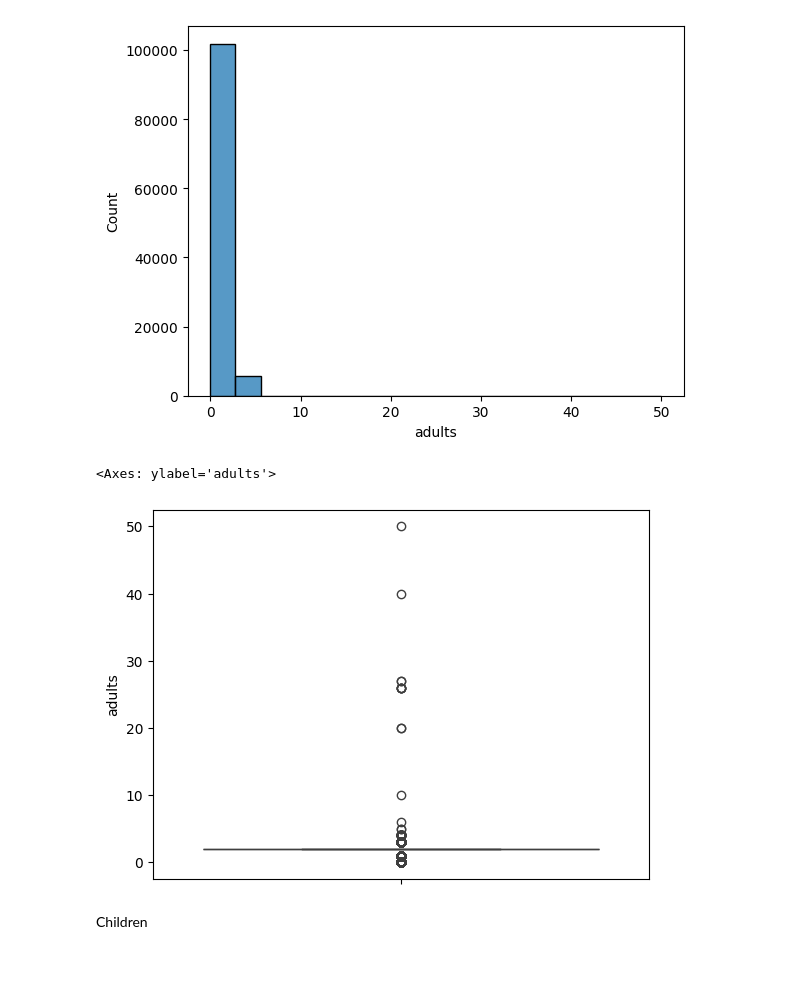
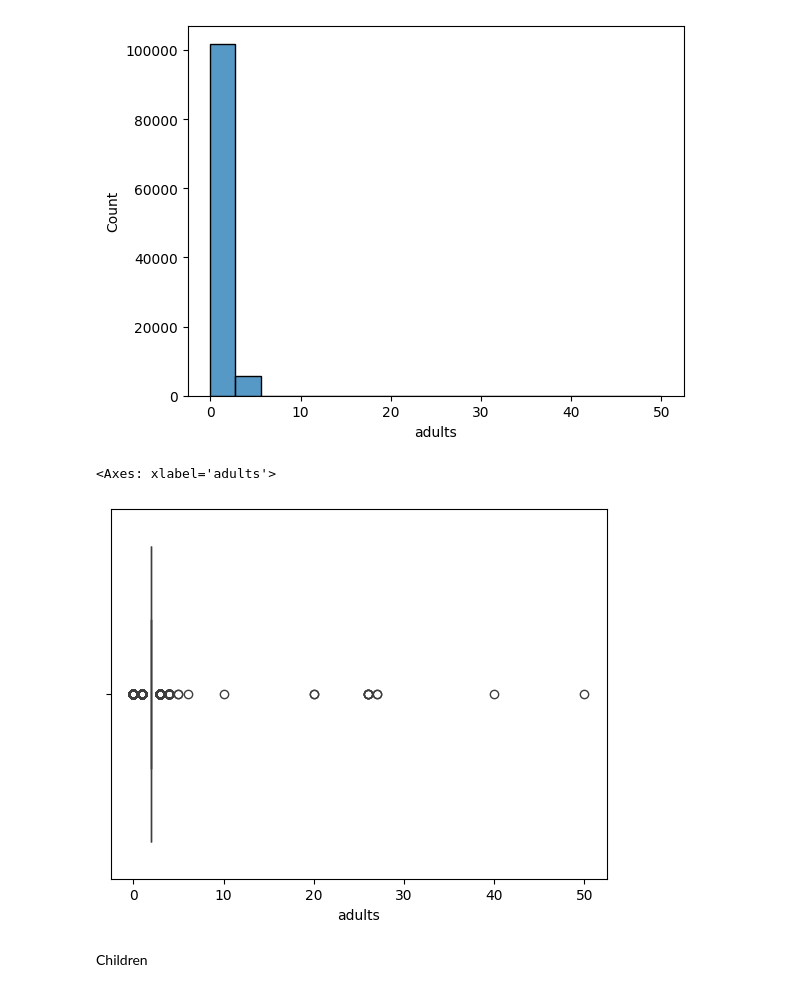
Before and after one commit to Kekkles1/BI-Colab, a Jupyter notebook: BI Assignment.ipynb, the cells around one changed output. Saved outputs shown, nothing was run; the diff lists cells and outputs as text; code cells hidden in the pictures; blank space fills up the shorter version.

```diff
--- a/BI Assignment.ipynb
+++ b/BI Assignment.ipynb
@@ -201,10 +206,10 @@ sns.histplot(df["adults"])
 <Axes: xlabel='adults', ylabel='Count'>
 [figure]
 # %%
-sns.boxplot(y=df['adults'])
+sns.boxplot(x=df['adults'])
 # %% [output]
-<Axes: ylabel='adults'>
+<Axes: xlabel='adults'>
-[figure, old version]
+[figure, new version]
 # %% [markdown]
 Children
 # %%
```
Also changed, not shown: parts of 11 cells of this notebook.
